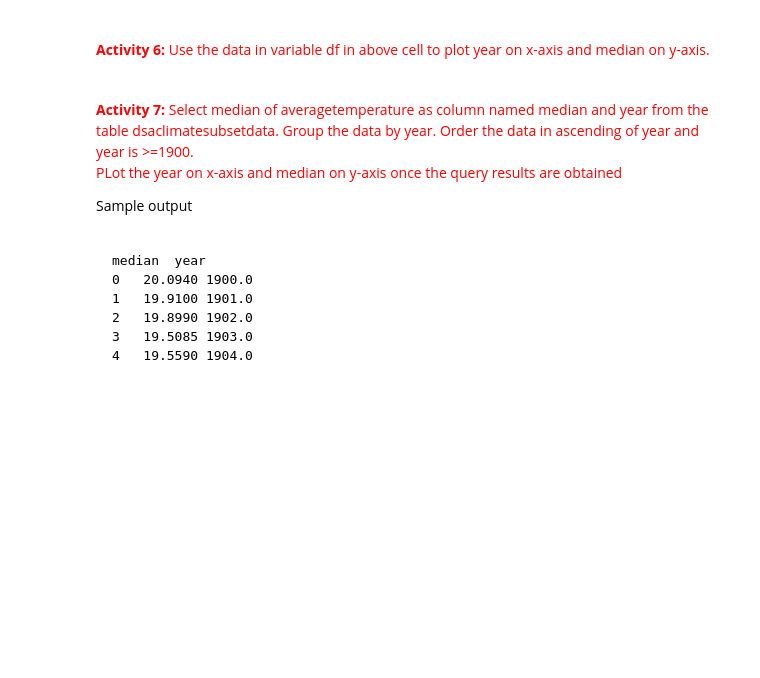
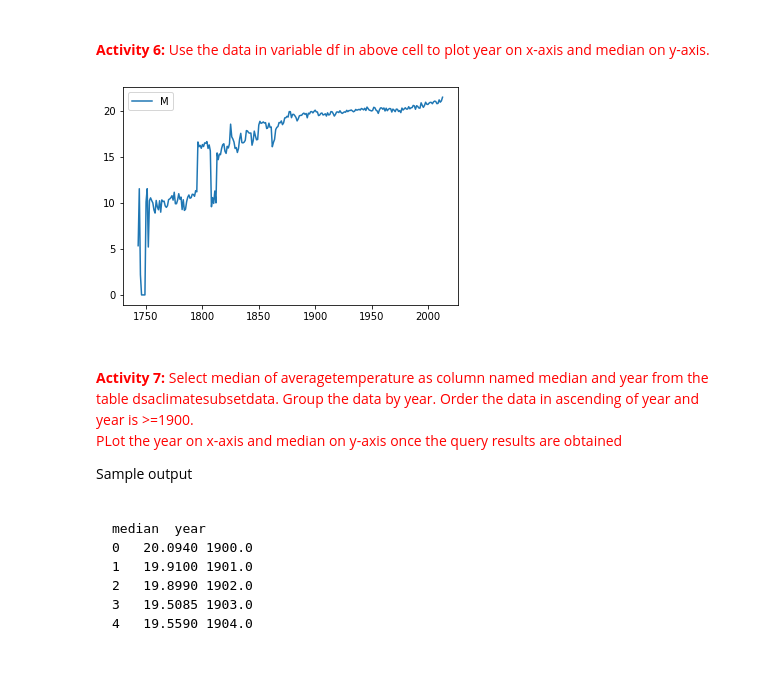
Before and after one commit to asouleymane/CloudCompute, a Jupyter notebook: module3/exercises/AWS_Redshift_Exercises.ipynb, the cells around one changed output. Cells and saved outputs as stored; diff of their text form; code cells hidden in the pictures; blank space fills up the shorter version.

```diff
--- a/module3/exercises/AWS_Redshift_Exercises.ipynb
+++ b/module3/exercises/AWS_Redshift_Exercises.ipynb
@@ -22,9 +24,9 @@ pwd = getpass('password')
 # %% [markdown]
 Set the names of the security group for the cluster, names of the cluster and database itself.
 # %%
-Sec_group_name= "climate_sec_group"
-cluster_name="climate"
-database_name="climatecitydata"
+Sec_group_name= "alissa2_climate_sec_group"
+cluster_name="aliss-climate"
+database_name="ali-climatecitydata"
 # %% [markdown]
 Create an AWS EC2 client object to create a security group for the redshift cluster. We are going to deploy the cluster with default parameters already set using aws configure command.
 
@@ -129,5 +167,6 @@ To connect to the cluster we need its endpoint. Below cell prints the end point,
 # %%
 cluster_end_point = ''
 for cluster in redshift_client.describe_clusters()["Clusters"]:
-    print("Cluster endpoint:",str(cluster["Endpoint"]["Address"])+"\n"+"Port:",str(cluster["Endpoint"]["Port"])+"\n"+"Database:",str(cluster["DBName"]))
-    cluster_end_point = str(cluster["Endpoint"]["Address"])
+     if cluster_name in cluster["Endpoint"]["Address"]:
+          print("Cluster endpoint:",str(cluster["Endpoint"]["Address"])+"\n"+"Port:",str(cluster["Endpoint"]["Port"])+"\n"+"Database:",str(cluster["DBName"]))
+          cluster_end_point = str(cluster["Endpoint"]["Address"])
@@ -142,12 +189,15 @@ for cluster in redshift_client.describe_clusters()["Clusters"]:
 <br>
 <span style="color:red"><b>Activity 3:</b> Create a connection string to connect to redshift cluster created above</span>
 # %%
-conn_string = {
+conn_string = { 'dbname': database_name,
+            'user':'ssa1',
+            'pwd':pwd,
+            'host':cluster_end_point,
+            'port':'5439',
+
 
         ## you code for activity 3 goes here
-
-
-         }
+      }
 # %% [markdown]
 Once the connection string is available, use the create_conn() method to create a connection object to connect to "climatecitydata" database.
 # %%
@@ -279,5 +377,14 @@ Sample output
 # %%
 ## Fill the empty quotes to answer activity 5
 
-df = read_sql("""  """,con)
+df=read_sql("""SELECT
+ year,
+ MEDIAN (averagetemperature) as median
+FROM
+ dsaclimatesubsetdata1
+GROUP BY
+ year
+ORDER BY
+ year ASC;""",con)
+df.fillna(0,inplace=True)
 df.head()
@@ -289,14 +403,16 @@ df.head()
 # %%
 import matplotlib.pyplot as plt
 
 # Plot the data
-plt.plot( ## your code for activity 6 goes here )
+plt.plot( df['year'],df['median'])
 
 # Add a legend
-plt.legend()
+plt.legend('Median Temperature by Year')
 
 # Show the plot
 plt.show()
+# %% [output]
+[figure, added]
 # %%
 con.rollback()
 # %% [markdown]
```
Also changed, not shown: parts of 29 cells of this notebook, 3 other files.
